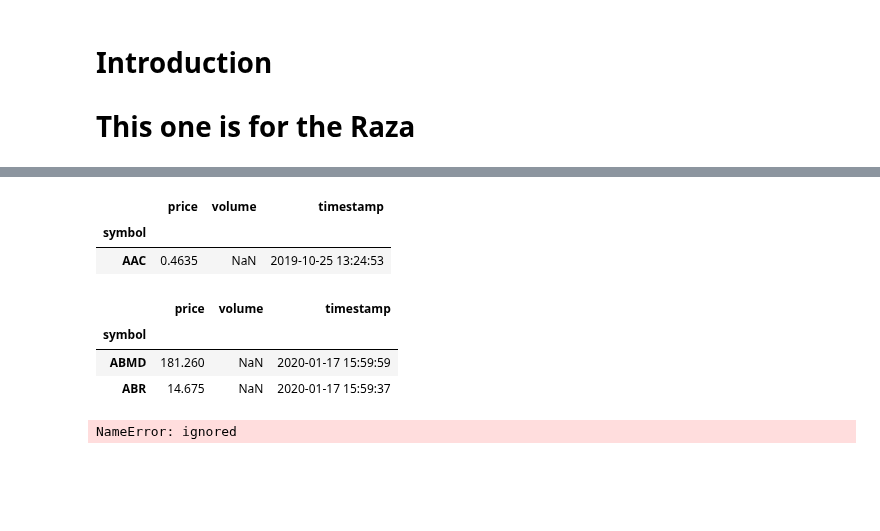
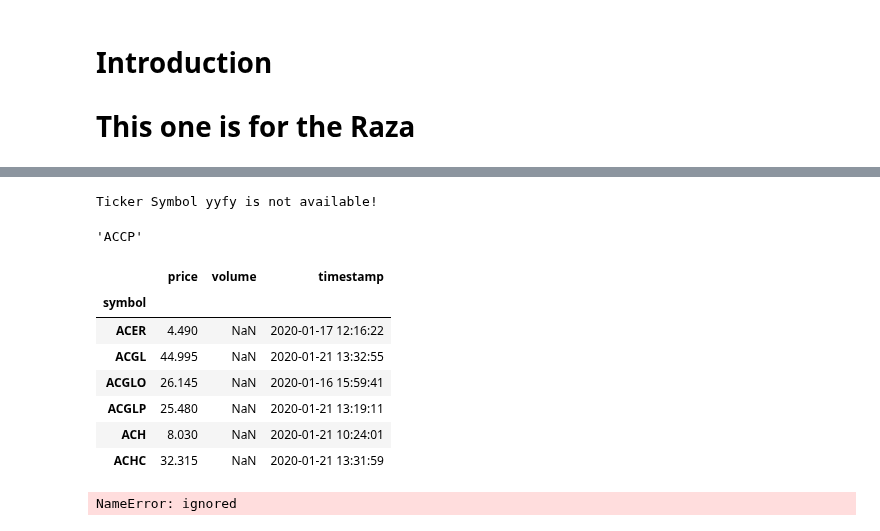
Before and after one commit to dcovarru/investmentsPython, a Jupyter notebook: investments.ipynb, the cells around one changed output, grey strips where cells are left out. Drawn from its saved outputs; the diff is of its cells as text; code cells hidden in the pictures; blank space fills up the shorter version.

```diff
--- a/investments.ipynb
+++ b/investments.ipynb
@@ -44,10 +45,10 @@ investData = pd.read_csv('https://dumbstockapi.com/stock?format=csv&countries=US
 # %%
 pd.DataFrame(investData).shape
 investData.shape
-investDataSubset = investData.ticker.loc[33:40]
-list(investDataSubset)
+investDataSubset = investData.ticker.loc[33:100]
+# list(investDataSubset)
 investDataSubsetDF = pd.DataFrame(investDataSubset)
 # str(investDataSubset.loc[0])
 investDataSubsetDF.columns.str.strip()
-investDataSubsetDF
+# investDataSubsetDF
 # %% [output]
@@ -86,7 +80,8 @@ def check_splcharacter(test):
         #print(str(test))
         return("SC")
 # %%
-# investDataSubsetDF['SCFlag'] = investDataSubsetDF.apply(check_splcharacter, axis = 1)
-investDataSubsetDF.apply(check_splcharacter, axis = 1)
+investDataSubsetDF['SCFlag'] = investDataSubsetDF.apply(check_splcharacter, axis = 1)
+# investDataSubsetDF.apply(check_splcharacter, axis = 1)
 ## check_splcharacter(investDataSubset[33])
+investDataSubsetDF
 # %% [output]
@@ -102,32 +101,60 @@ dtype: object
+# %%
+######################################
+# need to address instances where ticker does not exist
+######################################
+
+start = datetime.datetime(2018, 5, 1)
+end = datetime.datetime(2018, 5, 30)
+
+def get_data(ticker):
+    try:
+        # df = pandas_datareader.data.DataReader('%s' % (ticker), 'morningstar', start, end, retry_count=0)
+        df = web.get_quote_av(ticker, api_key = os.getenv('ALPHAVANTAGE_API_KEY'))
+        print(df.tail(5))
+    except ValueError:
+        print('Ticker Symbol %s is not available!' % (ticker))
+
+# get_data('TSLA') #valid Symbol
+get_data('yyfy') #not a valid Symbol
+# get_data('AAPL') #valid Symbol
+# get_data('QQQQ') #not a valid Symbol
+# %% [output]
+Ticker Symbol yyfy is not available!
 # %%
 #ALPHAVANTAGE_API_KEY = 'ANBKAAOU9YDNYBRV'
 #keyValue = os.getenv(ALPHAVANTAGE_API_KEY)
 os.environ['ALPHAVANTAGE_API_KEY'] = 'ANBKAAOU9YDNYBRV'
 ## get_quote_yahoo('AGRX').price
 # len(get_quote_yahoo(investData.ticker[3]))
-web.get_quote_av("AAC", api_key = os.getenv('ALPHAVANTAGE_API_KEY'))
+web.get_quote_av("AGRX", api_key = os.getenv('ALPHAVANTAGE_API_KEY'))
 # os.getcwd()
 # os.getenv('alphaVantage_apiKey')
 # web.get_sector_performance_av().head()
 # alphaVantage API Key: ANBKAAOU9YDNYBRV
+investDataSubsetDF_clean =  investDataSubsetDF[investDataSubsetDF['SCFlag'] == 'noSC']
-# %% [output]
-|  | price | volume | timestamp |
-| symbol |  |  |  |
-| AAC | 0.4635 | NaN | 2019-10-25 13:24:53 |
+# %%
+investDataSubsetDF_clean['ticker'].iloc[13]
+# %% [output]
+'ACCP'
 # %%
 ###################################
 # Need code to extract tickers with recent data
 # and extract tickers with SPECIAL CHARACTERS
 # Data as of Today() - 1
 ###################################
+
 dataMostRecent = []
-dataMostRecent = web.get_quote_av(list(investDataSubset), api_key = os.getenv('ALPHAVANTAGE_API_KEY'))
+dataMostRecent = web.get_quote_av(list(investDataSubsetDF_clean['ticker'][14:20]), api_key = os.getenv('ALPHAVANTAGE_API_KEY'))
 dataMostRecent
 # %% [output]
 |  | price | volume | timestamp |
 | symbol |  |  |  |
-| ABMD | 181.260 | NaN | 2020-01-17 15:59:59 |
-| ABR | 14.675 | NaN | 2020-01-17 15:59:37 |
+| ACER | 4.490 | NaN | 2020-01-17 12:16:22 |
+| ACGL | 44.995 | NaN | 2020-01-21 13:32:55 |
+| ACGLO | 26.145 | NaN | 2020-01-16 15:59:41 |
+| ACGLP | 25.480 | NaN | 2020-01-21 13:19:11 |
+| ACH | 8.030 | NaN | 2020-01-21 10:24:01 |
+| ACHC | 32.315 | NaN | 2020-01-21 13:31:59 |
 # %%
 df['add'] = df.apply(np.sum, axis = 1)
 # %% [output]
```
Also changed, not shown: parts of 4 cells of this notebook.
